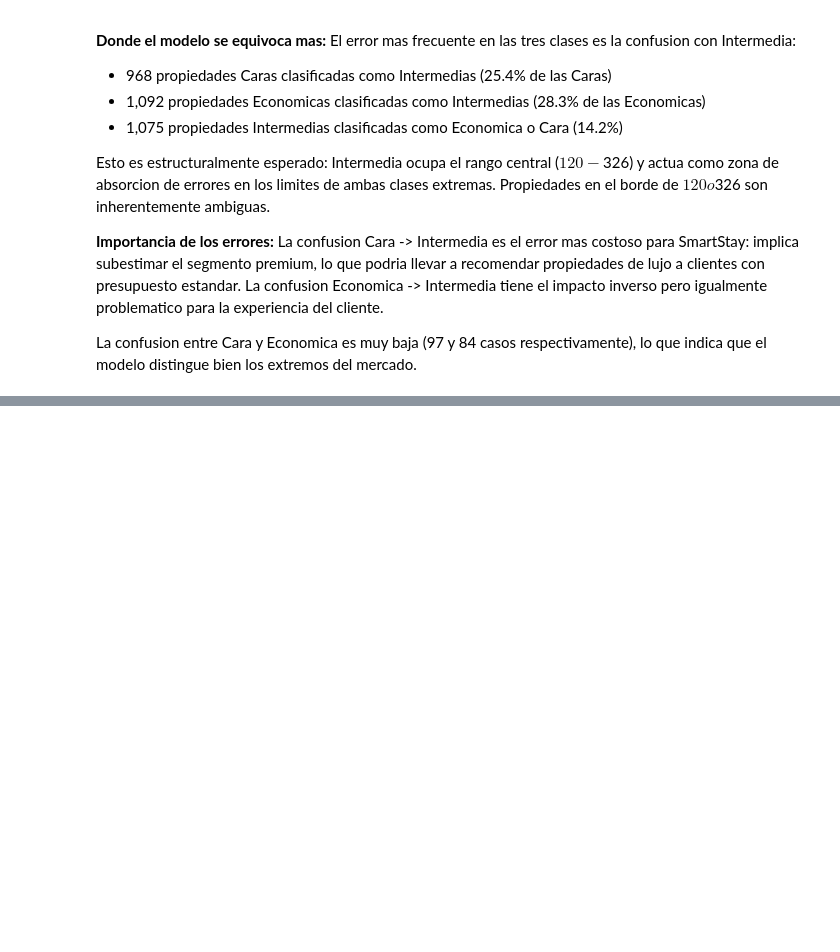
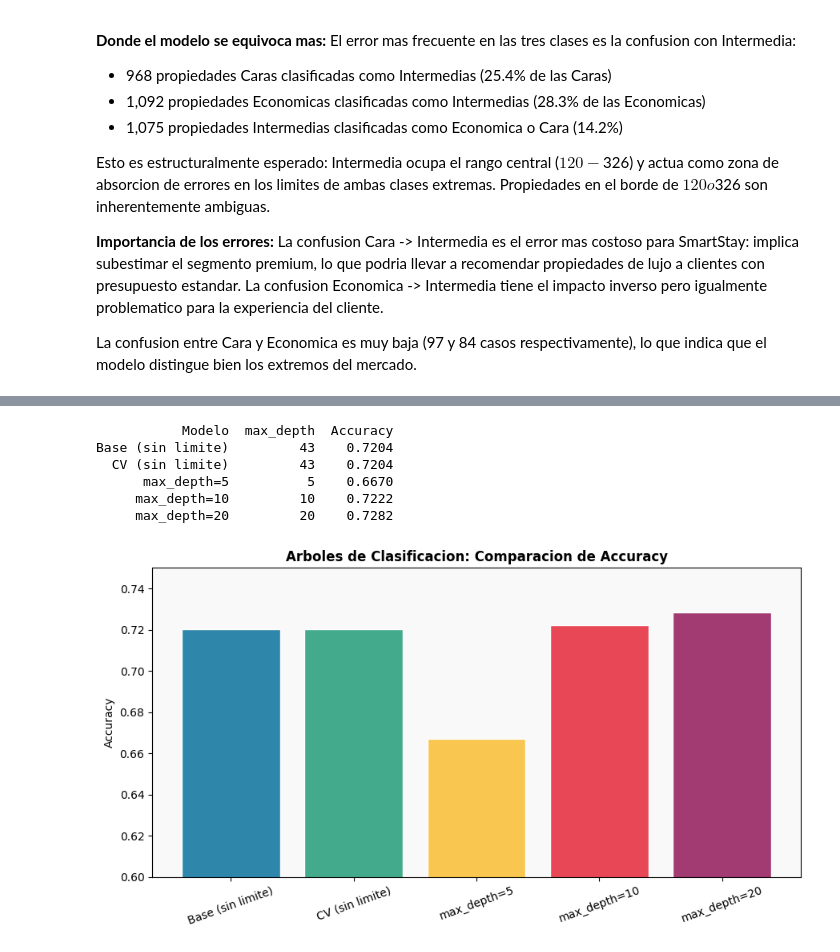
Before and after one commit to fabianpradod/lab4-mineria, a Jupyter notebook: mod/smartStay_decision_tree.ipynb, the cells around one changed output, grey strips where cells are left out. Cells and saved outputs as stored; diff of their text form; code cells hidden in the pictures; blank space fills up the shorter version.

```diff
--- a/mod/smartStay_decision_tree.ipynb
+++ b/mod/smartStay_decision_tree.ipynb
@@ -32,6 +32,7 @@ from sklearn.model_selection import cross_val_predict, StratifiedKFold, KFold
 from sklearn.tree import DecisionTreeRegressor, DecisionTreeClassifier, plot_tree
 
 SEED = 42 # reproducibilidad
+DEPTHS = [5, 10, 20] # profundidad de los arboles de regresion y clasificacion
 
 warnings.filterwarnings("ignore")
 
@@ -751,10 +752,9 @@ overfitting y sensible a ruido.
 # %% [markdown]
 ### Arboles con profundidad controlada
 # %%
-depths = [5, 10, 20]
 reg_models = {"Base (sin limite)": reg_base}
 
-for d in depths:
+for d in DEPTHS:
     reg_models[f"max_depth={d}"] = run_tree(
         X_train, X_test, y_train, y_test,
         task="regression",
@@ -1182,0 +1216,46 @@ lo que indica que el modelo distingue bien los extremos del mercado.
+# %%
+clf_models = {
+    "Base (sin limite)": clf_base,
+    "CV (sin limite)":   clf_cv
+}
+
+for d in DEPTHS:
+    clf_models[f"max_depth={d}"] = run_tree(
+        X_train_clf, X_test_clf, y_train_clf, y_test_clf,
+        task="classification",
+        max_depth=d,
+        cv=5
+    )
+
+clf_results_df = pd.DataFrame([
+    {
+        "Modelo":    name,
+        "max_depth": res["max_depth"] if res["max_depth"] else 43,
+        "Accuracy":  round(res["metrics"]["accuracy"], 4)
+    }
+    for name, res in clf_models.items()
+])
+
+print(clf_results_df.to_string(index=False))
+# %% [output]
+           Modelo  max_depth  Accuracy
+Base (sin limite)         43    0.7204
+  CV (sin limite)         43    0.7204
+      max_depth=5          5    0.6670
+     max_depth=10         10    0.7222
+     max_depth=20         20    0.7282
+# %%
+fig, ax = plt.subplots(figsize=(9, 5))
+
+colors = ['#2E86AB', '#43AA8B', '#F9C74F', '#E84855', '#A23B72']
+ax.bar(clf_results_df["Modelo"], clf_results_df["Accuracy"], color=colors, edgecolor='white')
+ax.set_title("Arboles de Clasificacion: Comparacion de Accuracy", fontweight="bold")
+ax.set_ylabel("Accuracy")
+ax.set_ylim(0.6, 0.75)
+ax.tick_params(axis='x', rotation=20)
+
+plt.grid(False)
+plt.tight_layout()
+plt.show()
+# %% [output]
+[figure, added]
```
Also changed, not shown: parts of 4 cells of this notebook.
